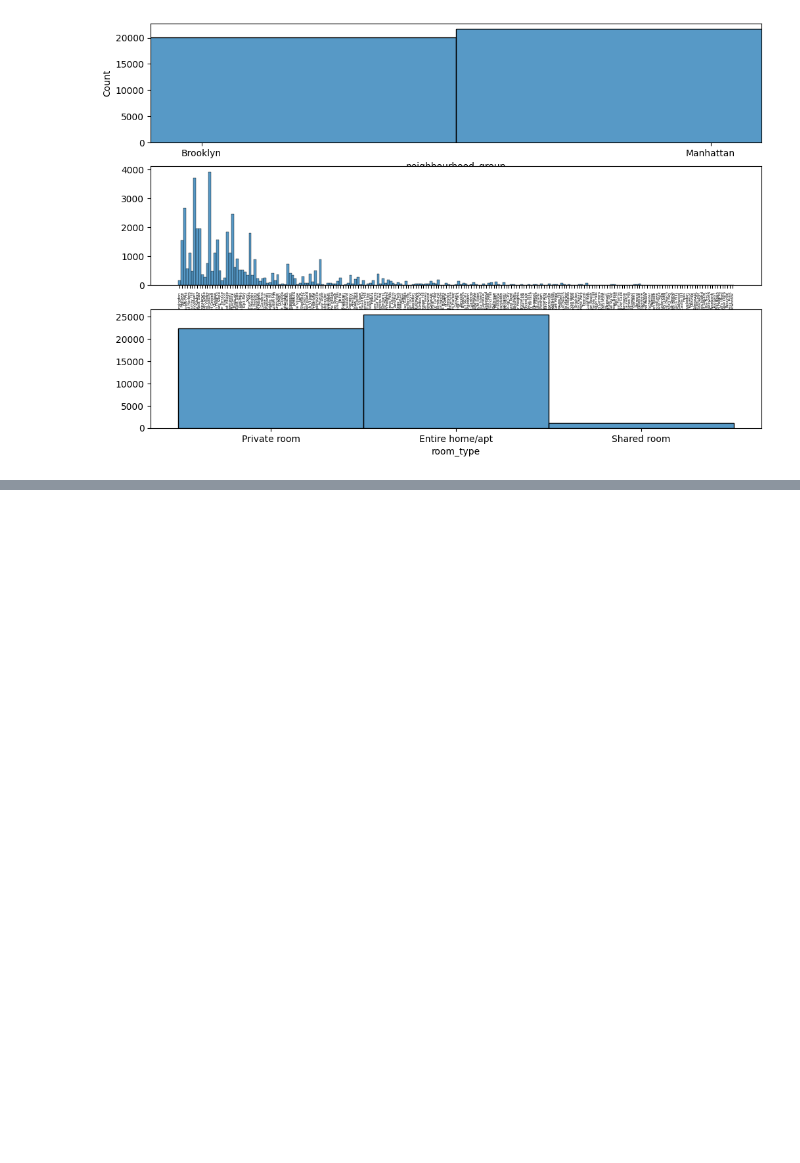
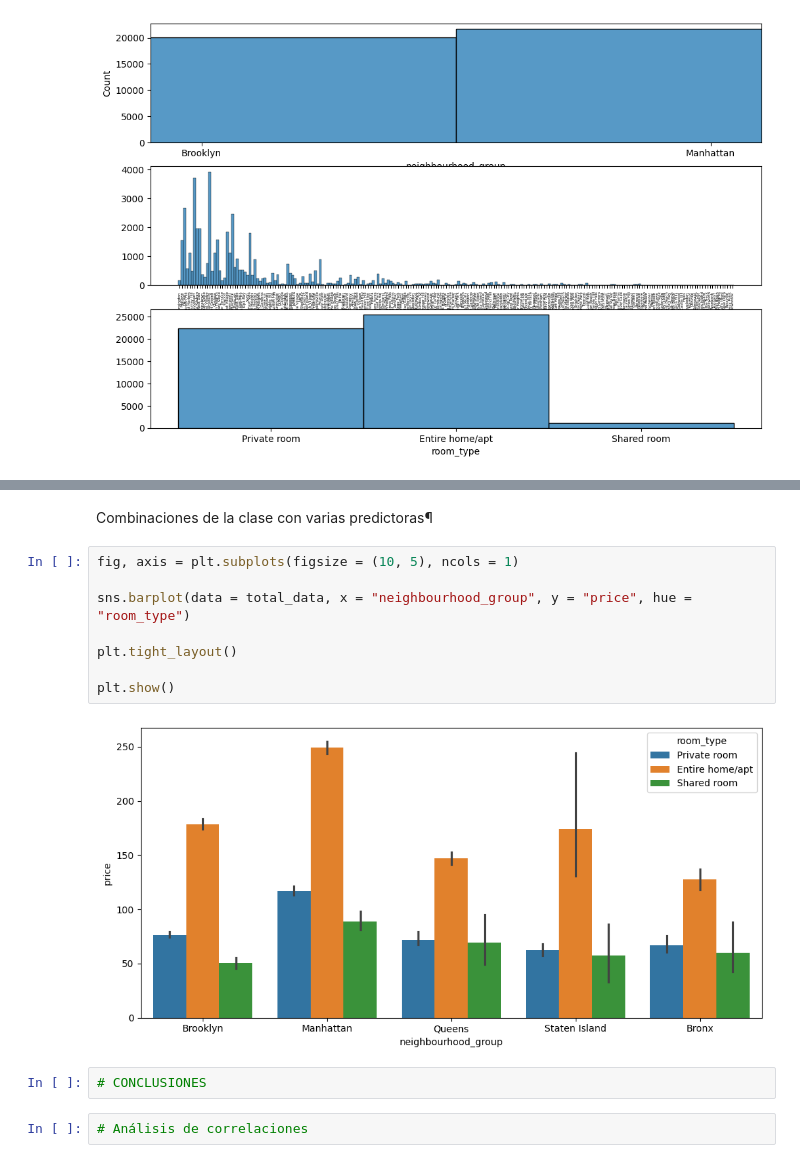
Before and after one commit to 4GeeksAcademy/ginappedrosa-machine-learning-python-template, a Jupyter notebook: src/explore.ipynb, the cells around one changed output, grey strips where cells are left out. Saved outputs shown, nothing was run; the diff lists cells and outputs as text; blank space fills up the shorter version.

```diff
--- a/src/explore.ipynb
+++ b/src/explore.ipynb
@@ -102,0 +139,16 @@ plt.show()
+# %% [markdown]
+Combinaciones de la clase con varias predictoras¶
+# %%
+fig, axis = plt.subplots(figsize = (10, 5), ncols = 1)
+
+sns.barplot(data = total_data, x = "neighbourhood_group", y = "price", hue = "room_type")
+
+plt.tight_layout()
+
+plt.show()
+# %% [output]
+[figure, added]
+# %%
+# CONCLUSIONES
+# %%
+# Análisis de correlaciones
```
Also changed, not shown: parts of 15 cells of this notebook, 2 other files.
